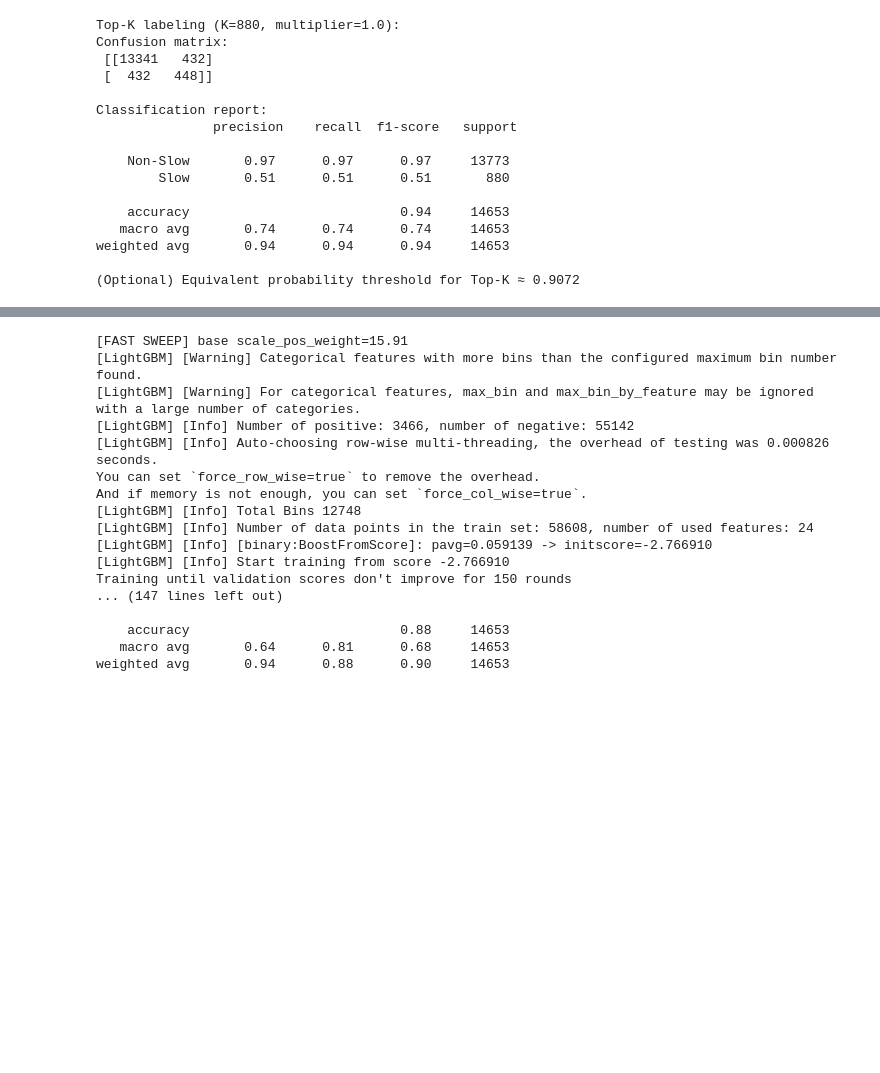
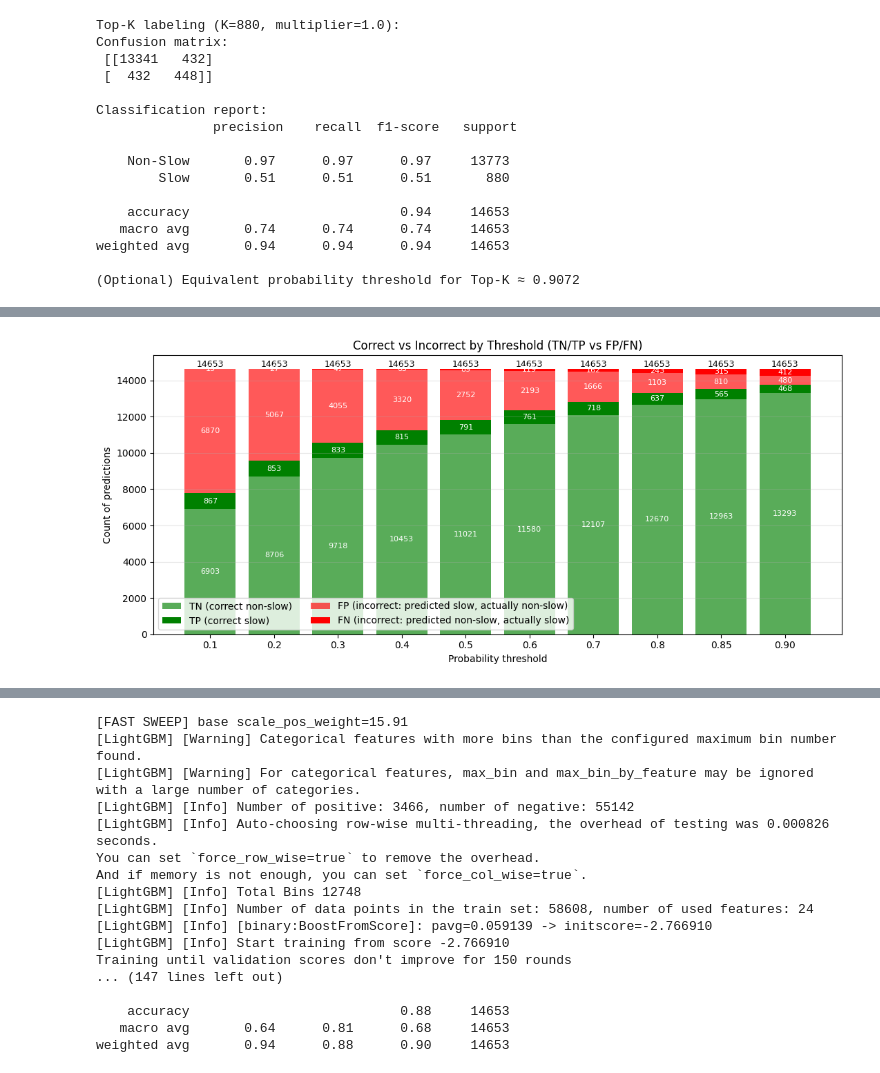
Before and after one commit to imeyer2/spacex_starlink_datascience_interview, a Jupyter notebook: main.ipynb, the cells around one changed output, grey strips where cells are left out. Saved outputs shown, nothing was run; the diff lists cells and outputs as text; code cells hidden in the pictures; blank space fills up the shorter version.

```diff
--- a/main.ipynb
+++ b/main.ipynb
@@ -1223,0 +950,64 @@ weighted avg       0.94      0.94      0.94     14653
+# %%
+# ============================================================
+#  TN / TP / FP / FN stacked bars by threshold
+#  Bars at: 0.1, 0.2, ... 0.8, 0.85, 0.9
+#  Colors: green=correct (TN, TP), red=incorrect (FP, FN)
+# ============================================================
+import numpy as np
+import matplotlib.pyplot as plt
+from sklearn.metrics import confusion_matrix
+
+# Uses existing objects: y_true, proba_raw
+thr_list = [0.1,0.2,0.3,0.4,0.5,0.6,0.7,0.8,0.85,0.9]
+n = len(y_true)
+
+TN_list, TP_list, FP_list, FN_list = [], [], [], []
+for t in thr_list:
+    y_hat = (proba_raw >= t).astype(int)
+    tn, fp, fn, tp = confusion_matrix(y_true, y_hat).ravel()
+    TN_list.append(int(tn))
+    TP_list.append(int(tp))
+    FP_list.append(int(fp))
+    FN_list.append(int(fn))
+
+x = np.arange(len(thr_list))
+width = 0.8
+
+plt.figure(figsize=(11,5))
+
+# Bottom layer: TN (correct negatives)
+bars_TN = plt.bar(x, TN_list, width=width, label='TN (correct non-slow)', color='green', alpha=0.65)
+
+# Stack TP on top of TN (all correct = green stack)
+tops_TNTP = np.array(TN_list)
+bars_TP = plt.bar(x, TP_list, width=width, bottom=tops_TNTP, label='TP (correct slow)', color='green')
+
+# Now stack FP (incorrect positives) on top of TN+TP
+tops_TNTPFP = tops_TNTP + np.array(TP_list)
+bars_FP = plt.bar(x, FP_list, width=width, bottom=tops_TNTPFP, label='FP (incorrect: predicted slow, actually non-slow)', color='red', alpha=0.65)
+
+# Finally stack FN (incorrect negatives) on top of TN+TP+FP
+tops_all = tops_TNTPFP + np.array(FP_list)
+bars_FN = plt.bar(x, FN_list, width=width, bottom=tops_all, label='FN (incorrect: predicted non-slow, actually slow)', color='red')
+
+# Optional: annotate totals on top and segment counts inside
+for i in range(len(thr_list)):
+    total = TN_list[i] + TP_list[i] + FP_list[i] + FN_list[i]
+    # total label on top
+    plt.text(x[i], total + max(1, 0.01*n)*0.01, str(total), ha='center', va='bottom', fontsize=9)
+    # inner labels (comment out if noisy)
+    if TN_list[i] > 0: plt.text(x[i], TN_list[i]/2, f"{TN_list[i]}", ha='center', va='center', fontsize=8, color='white')
+    if TP_list[i] > 0: plt.text(x[i], TN_list[i] + TP_list[i]/2, f"{TP_list[i]}", ha='center', va='center', fontsize=8, color='white')
+    if FP_list[i] > 0: plt.text(x[i], TN_list[i] + TP_list[i] + FP_list[i]/2, f"{FP_list[i]}", ha='center', va='center', fontsize=8, color='white')
+    if FN_list[i] > 0: plt.text(x[i], TN_list[i] + TP_list[i] + FP_list[i] + FN_list[i]/2, f"{FN_list[i]}", ha='center', va='center', fontsize=8, color='white')
+
+plt.xticks(x, [f"{t:.2f}" if t not in {0.1,0.2,0.3,0.4,0.5,0.6,0.7,0.8} else f"{t:.1f}" for t in thr_list])
+plt.xlabel('Probability threshold')
+plt.ylabel('Count of predictions')
+plt.title('Correct vs Incorrect by Threshold (TN/TP vs FP/FN)')
+plt.legend(ncol=2, frameon=True)
+plt.grid(axis='y', alpha=0.3)
+plt.tight_layout()
+plt.show()
+# %% [output]
+[figure, added]
```
Also changed, not shown: parts of 27 cells of this notebook.
